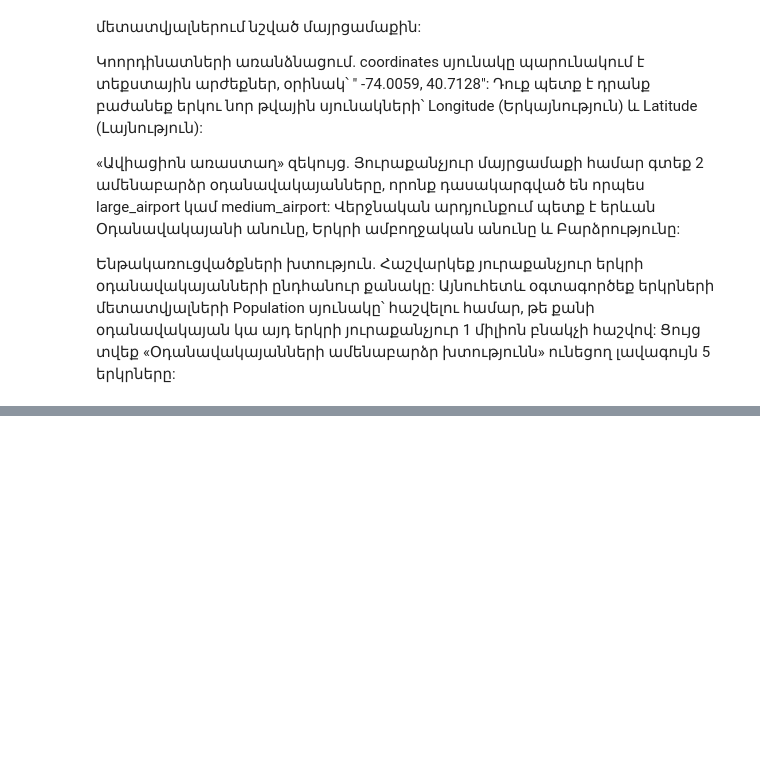
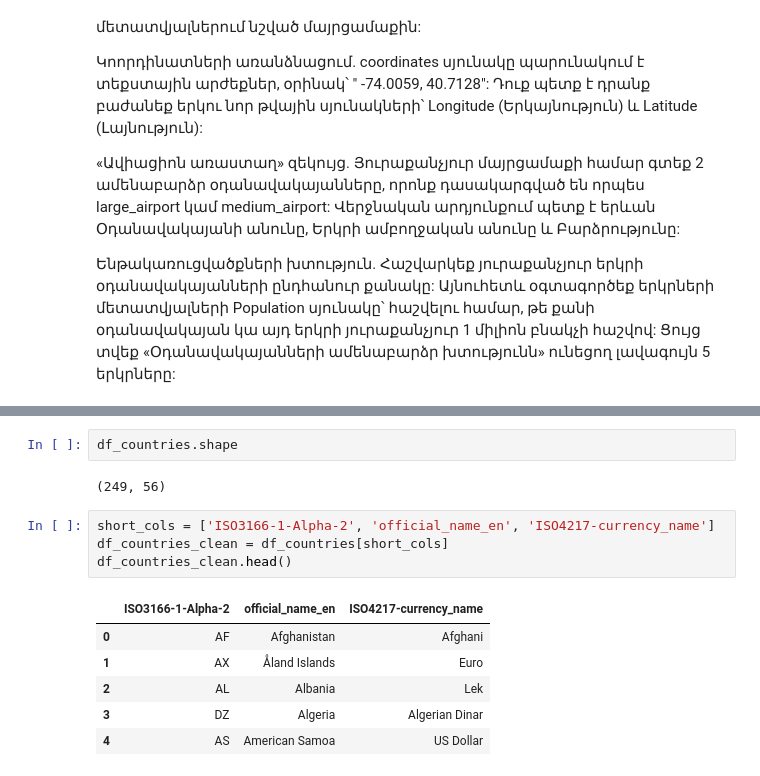
Before and after one commit to iamlajoya21/ml_bootcamp, a Jupyter notebook: current/classwork/Feb14.ipynb, the cells around one changed output, grey strips where cells are left out. Cells and saved outputs as stored; diff of their text form; blank space fills up the shorter version.

```diff
--- a/current/classwork/Feb14.ipynb
+++ b/current/classwork/Feb14.ipynb
@@ -95,0 +113,15 @@ Infrastructure Density: Calculate the total number of airports for each country.
+# %%
+df_countries.shape
+# %% [output]
+(249, 56)
+# %%
+short_cols = ['ISO3166-1-Alpha-2', 'official_name_en', 'ISO4217-currency_name']
+df_countries_clean = df_countries[short_cols]
+df_countries_clean.head()
+# %% [output]
+|  | ISO3166-1-Alpha-2 | official_name_en | ISO4217-currency_name |
+| 0 | AF | Afghanistan | Afghani |
+| 1 | AX | Åland Islands | Euro |
+| 2 | AL | Albania | Lek |
+| 3 | DZ | Algeria | Algerian Dinar |
+| 4 | AS | American Samoa | US Dollar |
```
Also changed, not shown: parts of 10 cells of this notebook, 1 other file.
